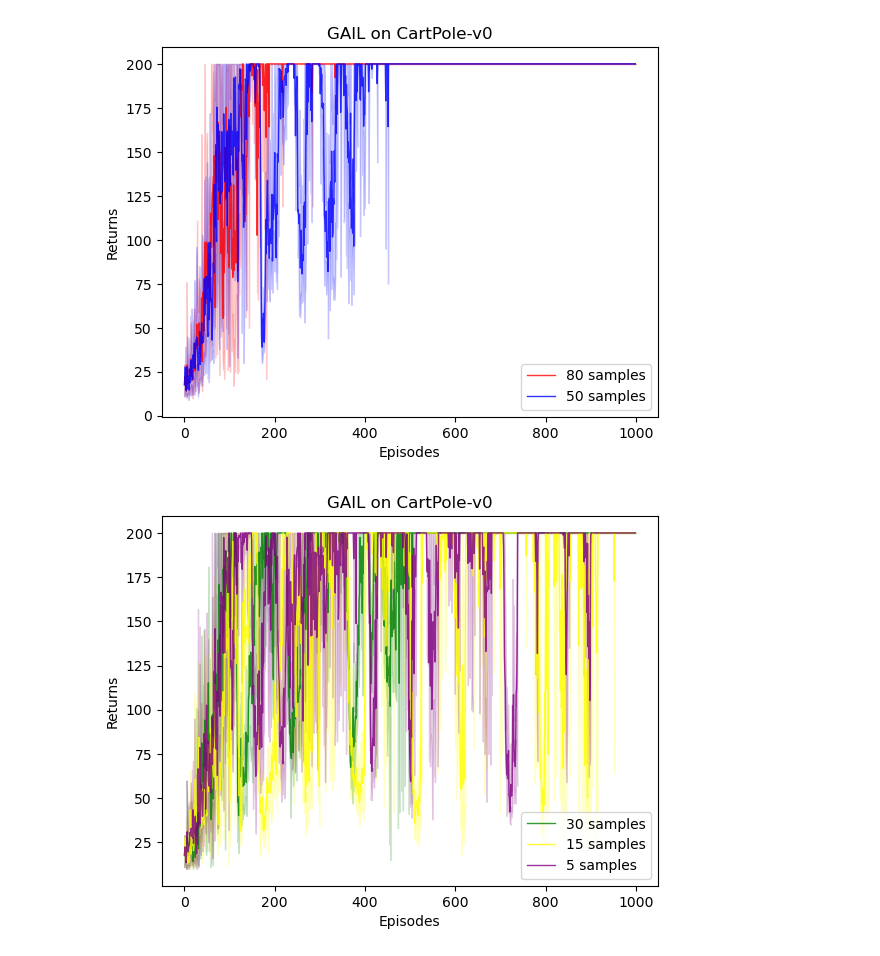
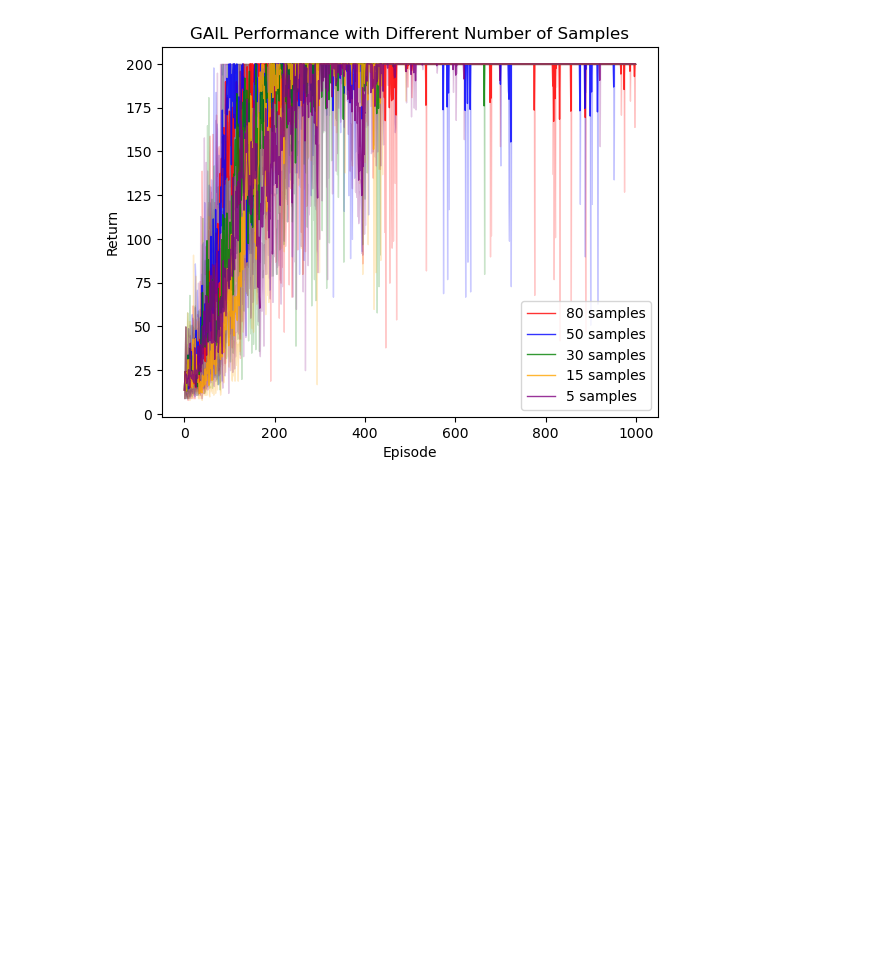
Before and after one commit to RanZhu1989/RL_PlayGround, a Jupyter notebook: Behavior_Cloning/GAIL.ipynb, the cells around one changed output. Cells and saved outputs as stored; diff of their text form; code cells hidden in the pictures; blank space fills up the shorter version.

```diff
--- a/Behavior_Cloning/GAIL.ipynb
+++ b/Behavior_Cloning/GAIL.ipynb
@@ -607,27 +582,27 @@ r5_min = Manger.test_returns_min
 # %%
-"""Using 50 samples"""
+"""Using 80 samples"""
 Manger = TrainManager(
     train_env = train_env,
     test_env=test_env,
-    ppo_train_episode_num = 600,
+    ppo_train_episode_num = 1000,
     actor_lr = 1e-3,
-    critic_lr = 1e-2,
+    critic_lr = 5e-3,
     gamma = 0.98,
     advantage_lambda = 0.95,
     clip_epsilon = 0.2,
-    ppo_train_iters = 10,
-    ppo_batch_size = 32,
+    ppo_train_iters = 5,
+    ppo_batch_size = 64,
     gail_train_epoch_num = 1000,
     discriminator_train_iters = 5,
-    discriminator_batch_size = 32,
+    discriminator_batch_size = 64,
     d_lr = 1e-3,
     seed = 0,
     device = "cpu"
 )
 
 Manger.train_ppo()
-Manger.sample_expert_data(n_episode=3,n_samples=50)
+Manger.sample_expert_data(n_episode=10,n_samples=100)
 Manger.train_gail()
-r50_mean = Manger.test_returns_mean
-r50_max = Manger.test_returns_max
-r50_min = Manger.test_returns_min
+r80_mean = Manger.test_returns_mean
+r80_max = Manger.test_returns_max
+r80_min = Manger.test_returns_min
@@ -661,39 +609,19 @@ r80_min = Manger.test_returns_min
 # %%
 iteration_list = list(range(len(r30_mean)))
 plt.plot(iteration_list, r80_mean, label='80 samples', color="red", alpha=0.8, linewidth=1)
 plt.fill_between(iteration_list, r80_min, r80_max, alpha=0.2, color="red")
 plt.plot(iteration_list, r50_mean, label='50 samples', color="blue", alpha=0.8, linewidth=1)
 plt.fill_between(iteration_list, r50_min, r50_max, alpha=0.2, color="blue")
-plt.xlabel('Episodes')
-plt.ylabel('Returns')
-plt.title('GAIL on CartPole-v0')
-plt.legend()
-plt.show()
-
-
-iteration_list = list(range(len(r30_mean)))
 plt.plot(iteration_list, r30_mean, label='30 samples', color="green", alpha=0.8, linewidth=1)
 plt.fill_between(iteration_list, r30_min, r30_max, alpha=0.2, color="green")
-plt.plot(iteration_list, r15_mean, label='15 samples', color="yellow", alpha=0.8, linewidth=1)
-plt.fill_between(iteration_list, r15_min, r15_max, alpha=0.2, color="yellow")
+plt.plot(iteration_list, r15_mean, label='15 samples', color="orange", alpha=0.8, linewidth=1)
+plt.fill_between(iteration_list, r15_min, r15_max, alpha=0.2, color="orange")
 plt.plot(iteration_list, r5_mean, label='5 samples', color="purple", alpha=0.8, linewidth=1)
 plt.fill_between(iteration_list, r5_min, r5_max, alpha=0.2, color="purple")
-plt.xlabel('Episodes')
-plt.ylabel('Returns')
-plt.title('GAIL on CartPole-v0')
 plt.legend()
+plt.xlabel('Episode')
+plt.ylabel('Return')
+plt.title('GAIL Performance with Different Number of Samples')
 plt.show()
-
-iteration_list = list(range(len(r30_mean)))
-plt.plot(iteration_list, r30_mean, label='30 samples', color="green", alpha=0.8, linewidth=1)
-plt.fill_between(iteration_list, r30_min, r30_max, alpha=0.2, color="green")
-plt.plot(iteration_list, r30_exp5_mean, label='30 samples with 5 expert samples', color="orange", alpha=0.8, linewidth=1)
-plt.fill_between(iteration_list, r30_exp5_min, r30_exp5_max, alpha=0.2, color="orange")
-plt.xlabel('Episodes')
-plt.ylabel('Returns')
-plt.title('GAIL on CartPole-v0')
-plt.legend()
-plt.show()
 # %% [output]
-[figure, old version]
+[figure, new version]
-[figure, removed]
```
Also changed, not shown: parts of 8 cells of this notebook, 3 other files.
